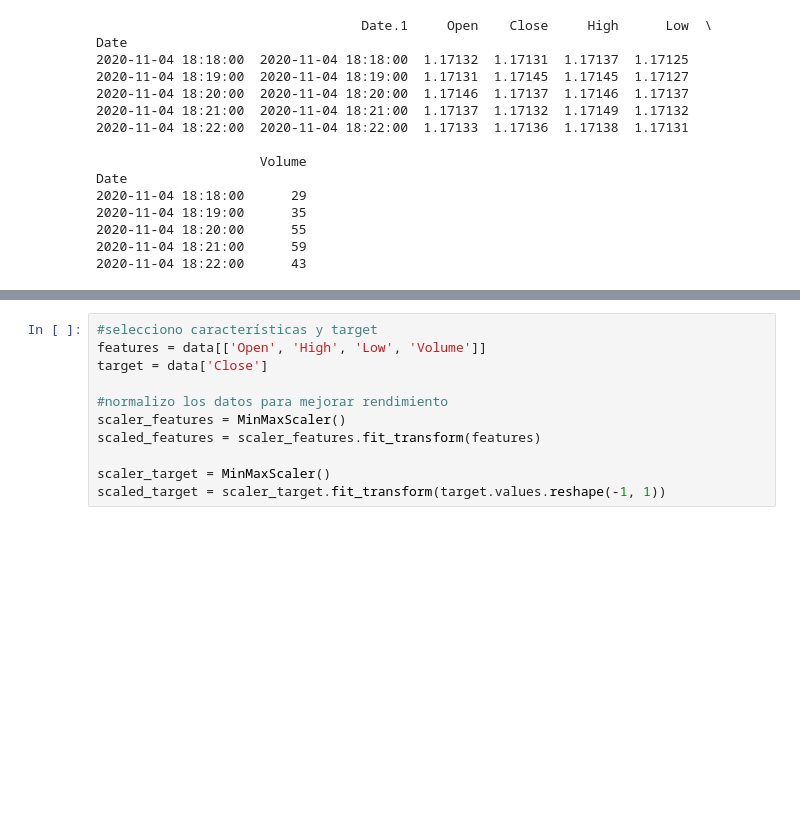
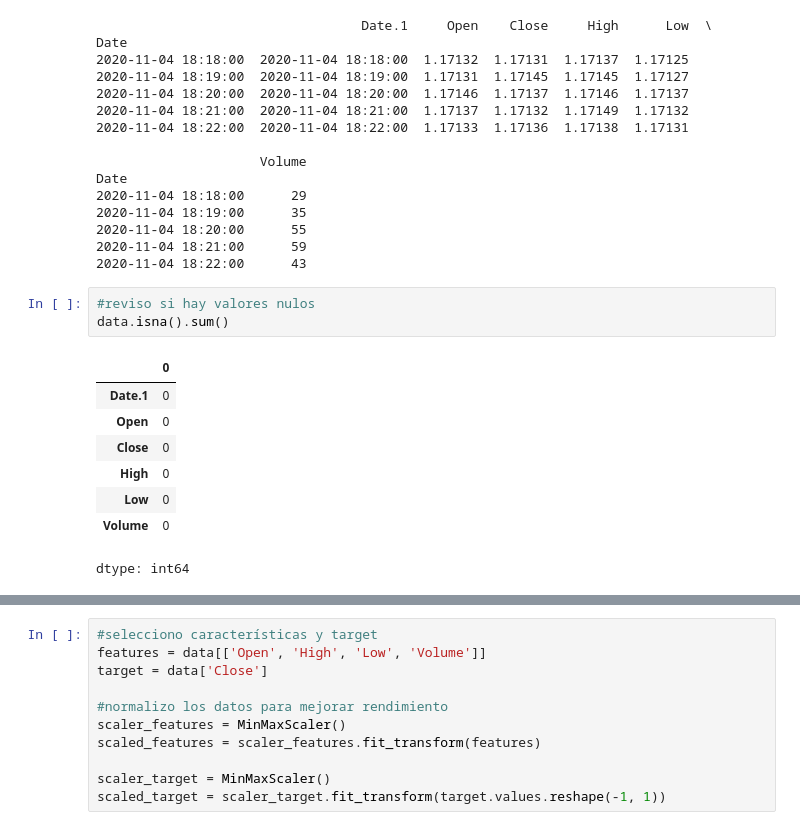
Before and after one commit to irenegauna/eur-usd-exchange-rate-predictor, a Jupyter notebook: Predicción_dolar_vs_euro.ipynb, the cells around one changed output, grey strips where cells are left out. Saved outputs shown, nothing was run; the diff lists cells and outputs as text; blank space fills up the shorter version.

```diff
--- a/Predicción_dolar_vs_euro.ipynb
+++ b/Predicción_dolar_vs_euro.ipynb
@@ -36,3 +37,15 @@ Date
 2020-11-04 18:20:00      55
 2020-11-04 18:21:00      59
 2020-11-04 18:22:00      43
+# %%
+#reviso si hay valores nulos
+data.isna().sum()
+# %% [output]
+|  | 0 |
+| Date.1 | 0 |
+| Open | 0 |
+| Close | 0 |
+| High | 0 |
+| Low | 0 |
+| Volume | 0 |
+dtype: int64
```
Also changed, not shown: parts of 3 cells of this notebook.
